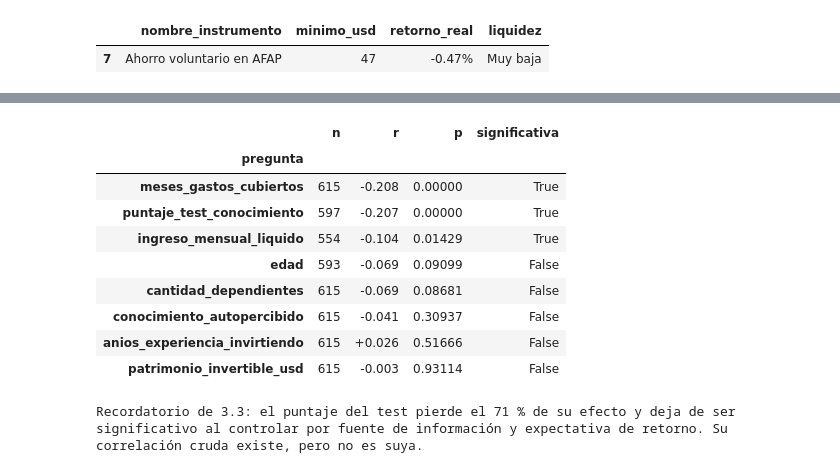
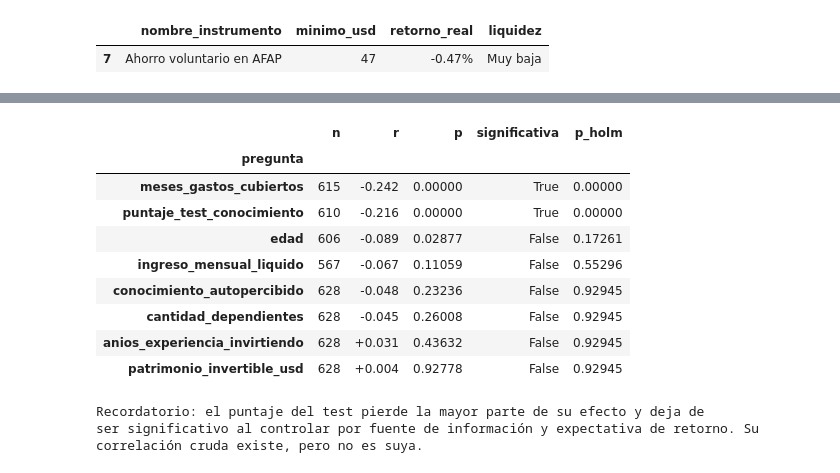
Before and after one commit to priscilagerlach9-lgtm/proyecto-final-gerlach, a Jupyter notebook: notebooks/proyecto_final_rambla.ipynb, the cells around one changed output, grey strips where cells are left out. Saved outputs shown, nothing was run; the diff lists cells and outputs as text; code cells hidden in the pictures.

```diff
--- a/notebooks/proyecto_final_rambla.ipynb
+++ b/notebooks/proyecto_final_rambla.ipynb
@@ -2940 +2433,4 @@ revisarla con la medida de volatilidad, que es lo que se hace en 2.6.
+# %%
+# Parámetro: cortes de volatilidad del SRRI agrupado en tres perfiles
+CORTES_VOLATILIDAD_PERFIL = [0, 0.05, 0.10, np.inf]  # hasta 5 %, de 5 % a 10 %, más
 # %%
@@ -3627,3 +3040,7 @@ print(f"NO COINCIDEN: {total - coinciden} ({1 - coinciden / total:.1%})")
 Clientes comparables: 628 (los 12 sin cartera no entran, no hay comportamiento que contrastar)
 Coinciden : 313 (49.8%)
 NO COINCIDEN: 315 (50.2%)
+# %%
+# Parámetros de los remuestreos
+REPETICIONES_BOOTSTRAP = 1000  # remuestreos para cada intervalo de confianza
+SEMILLA = 42  # fija todo lo aleatorio del notebook
@@ -4145,5 +3712,5 @@ que importa, que es separar las asociaciones que sobreviven a un control de las
 # %%
-# Variables numéricas asociadas al riesgo efectivo de la cartera.
+# Variables numéricas asociadas al riesgo efectivo de la cartera
 
 VARIABLES_NUMERICAS = [
     "edad",
@@ -4161,7 +3728,7 @@ VARIABLES_NUMERICAS = [
 correlaciones = []
 for variable in VARIABLES_NUMERICAS:
     datos = comparables[[variable, "riesgo_efectivo"]].dropna()
-    r, p = stats.pearsonr(datos[variable], datos["riesgo_efectivo"])
+    r, p = stats.spearmanr(datos[variable], datos["riesgo_efectivo"])
     correlaciones.append(
         {
             "variable": variable,
@@ -4173,9 +3740,11 @@ for variable in VARIABLES_NUMERICAS:
     )
 
 correlaciones = pd.DataFrame(correlaciones).set_index("variable")
+correlaciones["p_holm"] = ajuste_holm(correlaciones["p"])
+correlaciones["significativa"] = correlaciones["p_holm"] < 0.05
 display(
     correlaciones.reindex(
         correlaciones["r"].abs().sort_values(ascending=False).index
-    ).style.format({"r": "{:+.3f}", "p": "{:.4f}"})
+    ).style.format({"r": "{:+.3f}", "p": "{:.4f}", "p_holm": "{:.4f}"})
 )
 # %% [output]
@@ -5736 +5196,4 @@ interpretables y accionables para un asesor.
+# %%
+# Parámetro: inicializaciones de k-medias
+ARRANQUES_KMEANS = 20  # se queda con la mejor
 # %%
@@ -6829,63 +6773,60 @@ display(
 # %%
-# Las numéricas, por correlación con el riesgo efectivo.
+# Las numéricas, por correlación de Spearman con el riesgo efectivo (con Holm)
 
 NUMERICAS_FORMULARIO = [
     "meses_gastos_cubiertos",
     "puntaje_test_conocimiento",
     "conocimiento_autopercibido",
     "anios_experiencia_invirtiendo",
     "edad",
     "ingreso_mensual_liquido",
     "patrimonio_invertible_usd",
     "cantidad_dependientes",
 ]
 
 filas = []
 for variable in NUMERICAS_FORMULARIO:
     datos = segmentados[[variable, "riesgo_efectivo"]].dropna()
-    r, p = stats.pearsonr(datos[variable], datos["riesgo_efectivo"])
+    r, p = stats.spearmanr(datos[variable], datos["riesgo_efectivo"])
     filas.append(
         {
             "pregunta": variable,
             "n": len(datos),
             "r": r,
             "p": p,
             "significativa": p < 0.05,
         }
     )
+numericas = pd.DataFrame(filas).set_index("pregunta")
+numericas["p_holm"] = ajuste_holm(numericas["p"])
+numericas["significativa"] = numericas["p_holm"] < 0.05
 display(
-    pd.DataFrame(filas)
-    .set_index("pregunta")
-    .reindex(
-        pd.DataFrame(filas)
-        .set_index("pregunta")["r"]
-        .abs()
-        .sort_values(ascending=False)
-        .index
-    )
-    .style.format({"r": "{:+.3f}", "p": "{:.5f}"})
+    numericas.reindex(
+        numericas["r"].abs().sort_values(ascending=False).index
+    ).style.format({"r": "{:+.3f}", "p": "{:.5f}", "p_holm": "{:.5f}"})
 )
 
 print(
-    "Recordatorio de 3.3: el puntaje del test pierde el 71 % de su efecto y deja de ser"
+    "Recordatorio: el puntaje del test pierde la mayor parte de su efecto y deja de"
 )
 print(
-    "significativo al controlar por fuente de información y expectativa de retorno. Su"
+    "ser significativo al controlar por fuente de información y expectativa de "
+    "retorno. Su"
 )
 print("correlación cruda existe, pero no es suya.")
 # %% [output]
-|  | n | r | p | significativa |
-| pregunta |  |  |  |  |
-| meses_gastos_cubiertos | 615 | -0.208 | 0.00000 | True |
-| puntaje_test_conocimiento | 597 | -0.207 | 0.00000 | True |
-| ingreso_mensual_liquido | 554 | -0.104 | 0.01429 | True |
-| edad | 593 | -0.069 | 0.09099 | False |
-| cantidad_dependientes | 615 | -0.069 | 0.08681 | False |
-| conocimiento_autopercibido | 615 | -0.041 | 0.30937 | False |
-| anios_experiencia_invirtiendo | 615 | +0.026 | 0.51666 | False |
-| patrimonio_invertible_usd | 615 | -0.003 | 0.93114 | False |
+|  | n | r | p | significativa | p_holm |
+| pregunta |  |  |  |  |  |
+| meses_gastos_cubiertos | 615 | -0.242 | 0.00000 | True | 0.00000 |
+| puntaje_test_conocimiento | 610 | -0.216 | 0.00000 | True | 0.00000 |
+| edad | 606 | -0.089 | 0.02877 | False | 0.17261 |
+| ingreso_mensual_liquido | 567 | -0.067 | 0.11059 | False | 0.55296 |
+| conocimiento_autopercibido | 628 | -0.048 | 0.23236 | False | 0.92945 |
+| cantidad_dependientes | 628 | -0.045 | 0.26008 | False | 0.92945 |
+| anios_experiencia_invirtiendo | 628 | +0.031 | 0.43632 | False | 0.92945 |
+| patrimonio_invertible_usd | 628 | +0.004 | 0.92778 | False | 0.92945 |
-Recordatorio de 3.3: el puntaje del test pierde el 71 % de su efecto y deja de ser
-significativo al controlar por fuente de información y expectativa de retorno. Su
+Recordatorio: el puntaje del test pierde la mayor parte de su efecto y deja de
+ser significativo al controlar por fuente de información y expectativa de retorno. Su
 correlación cruda existe, pero no es suya.
 # %%
 # Las siete prioridades declaradas: ¿predicen lo que el cliente efectivamente compra?
```
Also changed, not shown: parts of 228 cells of this notebook, 17 other files.
